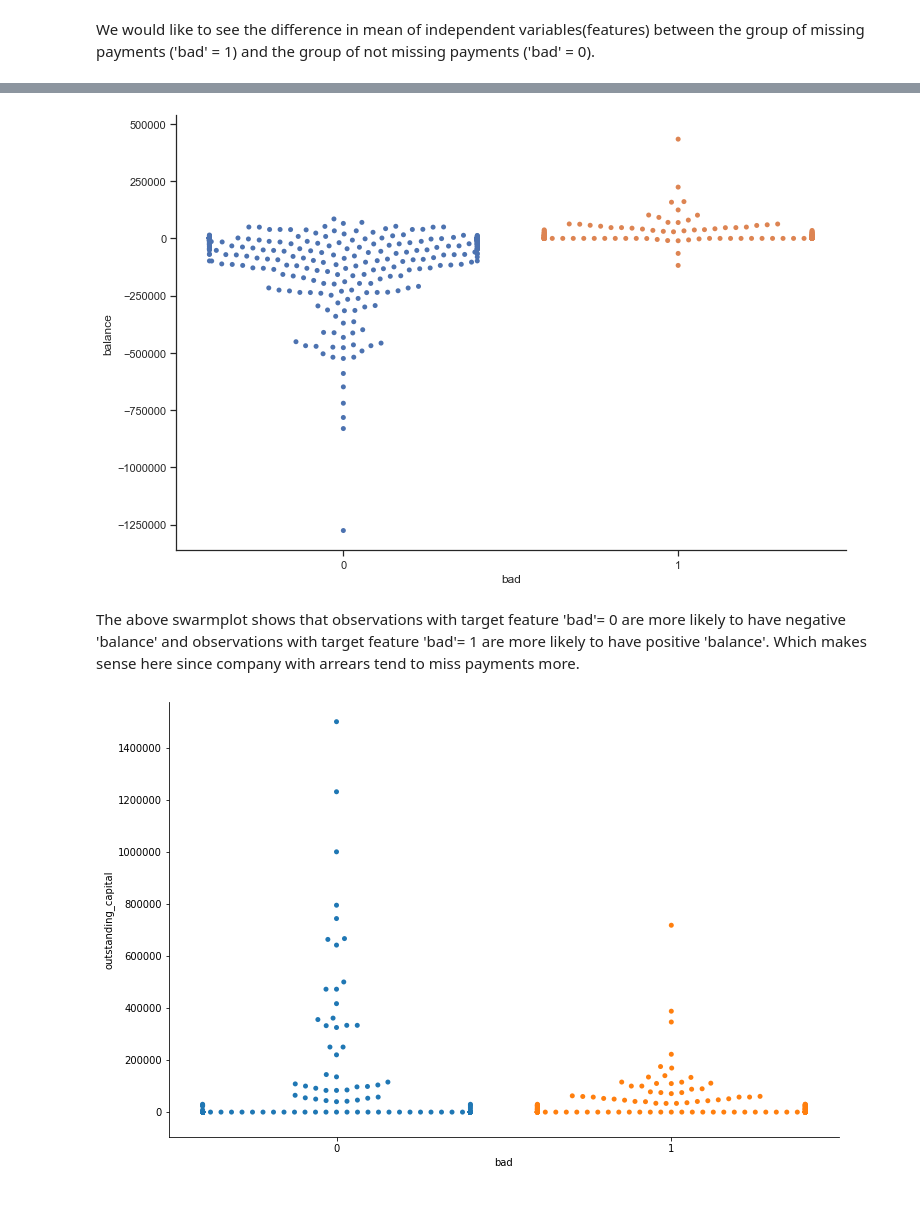
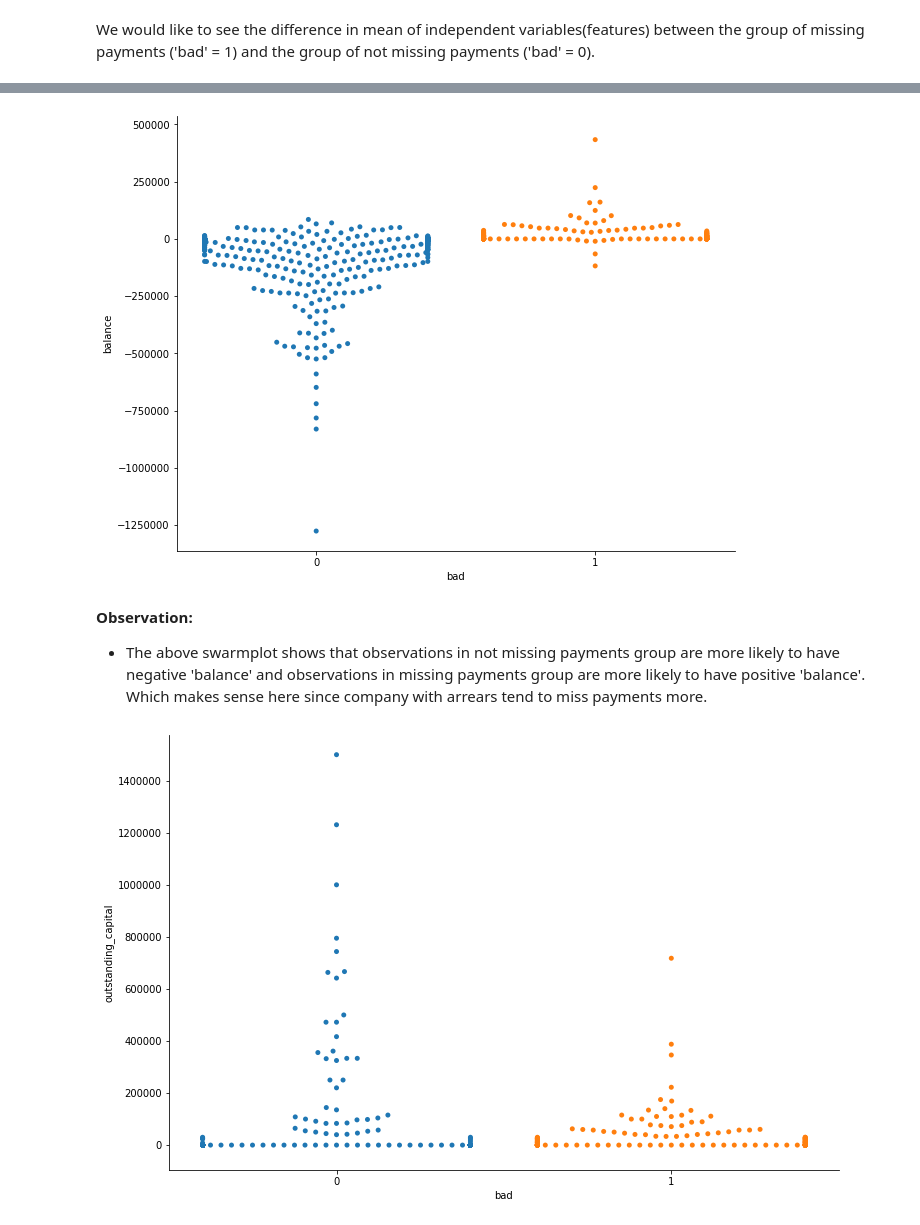
Before and after one commit to vnguye12/vy_capstone1, a Jupyter notebook: Capstone1.ipynb, the cells around one changed output, grey strips where cells are left out. Cells and saved outputs as stored; diff of their text form; code cells hidden in the pictures.

```diff
--- a/Capstone1.ipynb
+++ b/Capstone1.ipynb
@@ -434 +449,5 @@ X=imp.transform(X)
+# %%
+df_new.loc[(df.reason_bridging_loan > 0),'reason_bridging_loan']=1
+# %%
+df_new.loc[(df.reason_inventory_purchase > 0),'reason_inventory_purchase']=1
 # %% [markdown]
@@ -545,16 +714,18 @@ AdvanceId                    16341.505201  15301.684211  16473.877722
 # %%
 g = sns.swarmplot(y ="balance",
               x = "bad" ,
               data = df_new
                  )
 # remove the top and right line in graph
 sns.despine()
-g.figure.set_size_inches(12,8)
+g.figure.set_size_inches(10,8)
 plt.show()
 # %% [output]
-[figure, old version]
+[figure, new version]
 # %% [markdown]
-The above swarmplot shows that observations with target feature 'bad'= 0 are more likely to have negative 'balance' and observations with target feature 'bad'= 1 are more likely to have positive 'balance'. Which makes sense here since company with arrears tend to miss payments more.
+**Observation:**
+
+* The above swarmplot shows that observations in not missing payments group are more likely to have negative 'balance' and observations in missing payments group are more likely to have positive 'balance'. Which makes sense here since company with arrears tend to miss payments more.
 # %%
 g = sns.swarmplot(y ="outstanding_capital",
               x = "bad" ,
```
Also changed, not shown: parts of 113 cells of this notebook.
